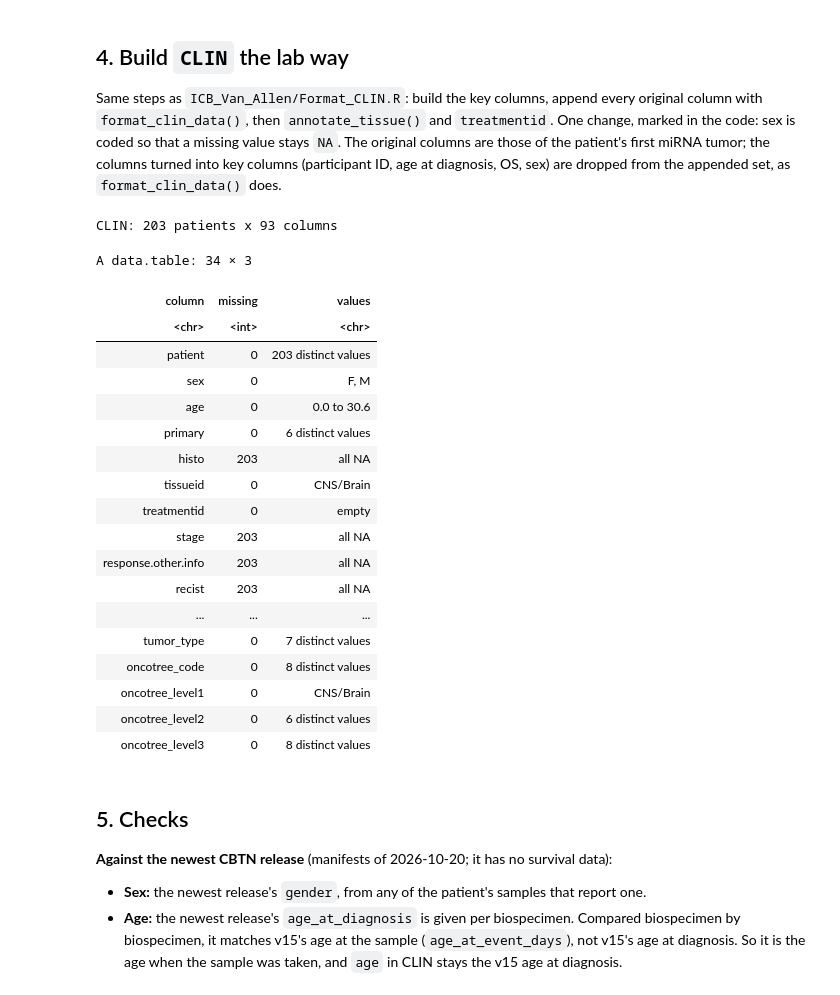
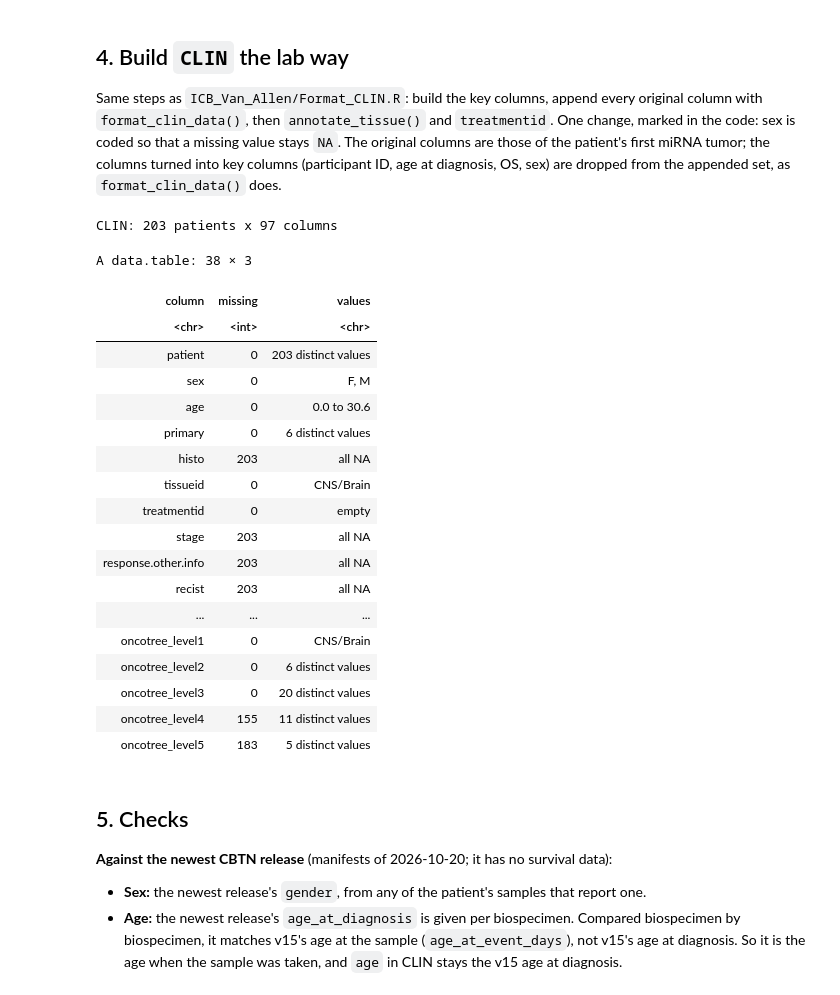
Before and after one commit to wanglab-cns/bidirectional-promoters, a Jupyter notebook: workflow/notebooks/02_clinical.ipynb, the cells around one changed output. Saved outputs shown, nothing was run; the diff lists cells and outputs as text; code cells hidden in the pictures.

```diff
--- a/workflow/notebooks/02_clinical.ipynb
+++ b/workflow/notebooks/02_clinical.ipynb
@@ -178,0 +166,31 @@ A data.table: 8 × 6
+# %%
+# Most detailed code per miRNA sample: first rule of oncotree_mapping.csv that matches
+# (tumor type, molecular subtype regex, pathology text regex)
+map <- fread(file.path(root, "metadata", "oncotree_mapping.csv"), colClasses = "character", na.strings = NULL)[order(as.integer(order))]
+stopifnot(map$oncotree_code %in% onco$code)
+code_for <- function(group, subtype, text) {
+  subtype <- ifelse(is.na(subtype), "", subtype); text <- tolower(ifelse(is.na(text), "", text))
+  hit <- map[cancer_group == group & (subtype_regex == "" | vapply(subtype_regex, grepl, logical(1), x = subtype)) &
+             (text_regex == "" | vapply(text_regex, grepl, logical(1), x = text))]
+  hit$oncotree_code[1]
+}
+mir[, oncotree_code := mapply(code_for, cancer_group, molecular_subtype, pathology_free_text_diagnosis)]
+stopifnot(!is.na(mir$oncotree_code))
+
+# One value per patient; a patient whose samples get different codes keeps all of them, joined with " / "
+pt[, oncotree_code := mir[, .(cd = paste(unique(oncotree_code), collapse = " / ")), by = Kids_First_Participant_ID][
+  match(pt$patient, Kids_First_Participant_ID), cd]]
+
+# Name at each level (walks up the parent codes); NA when the code is not that deep
+at_level <- function(cd, lvl) {
+  if (onco$level[match(cd, onco$code)] < lvl) return(NA_character_)
+  while (onco$level[match(cd, onco$code)] > lvl) cd <- onco$parent[match(cd, onco$code)]
+  if (lvl == 1) onco$tissue[match(cd, onco$code)] else onco$name[match(cd, onco$code)]
+}
+by_level <- function(codes, lvl) vapply(strsplit(codes, " / "), function(cd) {
+  v <- unique(vapply(cd, at_level, "", lvl = lvl)); if (all(is.na(v))) NA_character_ else paste(v, collapse = " / ") }, "")
+for (l in 1:5) pt[, (paste0("oncotree_level", l)) := by_level(oncotree_code, l)]
+pt[, oncotree_name := vapply(strsplit(oncotree_code, " / "), function(cd) paste(onco$name[match(cd, onco$code)], collapse = " / "), "")]
+pt[, oncotree_level := vapply(strsplit(oncotree_code, " / "), function(cd) paste(unique(onco$level[match(cd, onco$code)]), collapse = " / "), "")]
+
+pt[, .N, by = .(tumor_type, oncotree_code, oncotree_level, oncotree_name)][order(tumor_type, -N)]
@@ -221,44 +272,45 @@ extra <- data.frame(
   mirna_info  = ifelse(has("mirna"), "raw counts", NA),
   race = orig$race, ethnicity = orig$ethnicity, n_mirna_samples = orig$n_mirna_samples,
   tumor_type = pt$tumor_type[match(clin$patient, pt$patient)],
-  pt[match(clin$patient, pt$patient), .(oncotree_code, oncotree_level1, oncotree_level2, oncotree_level3)])
+  pt[match(clin$patient, pt$patient), .(oncotree_code, oncotree_name, oncotree_level, oncotree_level1, oncotree_level2,
+                                        oncotree_level3, oncotree_level4, oncotree_level5)])
 key_cols <- c(clin_cols[1:6], "treatmentid", clin_cols[7:19])
 clin <- cbind(clin[, key_cols], extra, clin[, setdiff(colnames(clin), key_cols)])
 cat("CLIN:", nrow(clin), "patients x", ncol(clin), "columns\n\n")
 
 # Column overview (no patient-level values)
 describe <- function(x) {
   v <- na.omit(x)
   if (!length(v)) return("all NA")
   if (all(v == "")) return("empty")
   if (uniqueN(v) <= 4) return(paste(sort(unique(v)), collapse = ", "))
   if (is.numeric(v)) return(sprintf("%.1f to %.1f", min(v), max(v)))
   paste(uniqueN(v), "distinct values")
 }
 data.table(column = c(key_cols, colnames(extra)),
            missing = vapply(clin[, c(key_cols, colnames(extra))], function(x) sum(is.na(x)), integer(1)),
            values = vapply(clin[, c(key_cols, colnames(extra))], describe, ""))
 # %% [output]
-CLIN: 203 patients x 93 columns
+CLIN: 203 patients x 97 columns
-A data.table: 34 × 3
+A data.table: 38 × 3
 | column | missing | values |
 | <chr> | <int> | <chr> |
 | patient | 0 | 203 distinct values |
 | sex | 0 | F, M |
 | age | 0 | 0.0 to 30.6 |
 | primary | 0 | 6 distinct values |
 | histo | 203 | all NA |
 | tissueid | 0 | CNS/Brain |
 | treatmentid | 0 | empty |
 | stage | 203 | all NA |
 | response.other.info | 203 | all NA |
 | recist | 203 | all NA |
 | ... | ... | ... |
-| tumor_type | 0 | 7 distinct values |
-| oncotree_code | 0 | 8 distinct values |
 | oncotree_level1 | 0 | CNS/Brain |
 | oncotree_level2 | 0 | 6 distinct values |
-| oncotree_level3 | 0 | 8 distinct values |
+| oncotree_level3 | 0 | 20 distinct values |
+| oncotree_level4 | 155 | 11 distinct values |
+| oncotree_level5 | 183 | 5 distinct values |
 # %% [markdown]
 ## 5. Checks
 
```
Also changed, not shown: parts of 7 cells of this notebook, 3 other files.
